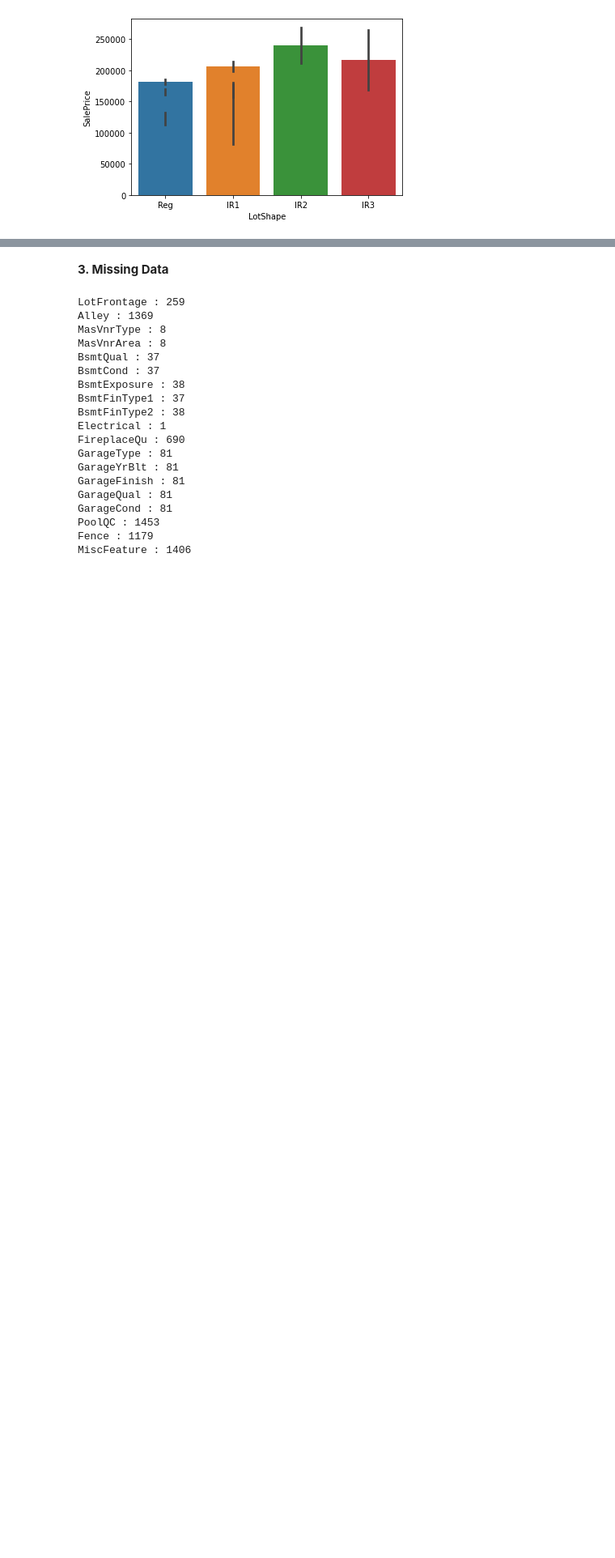
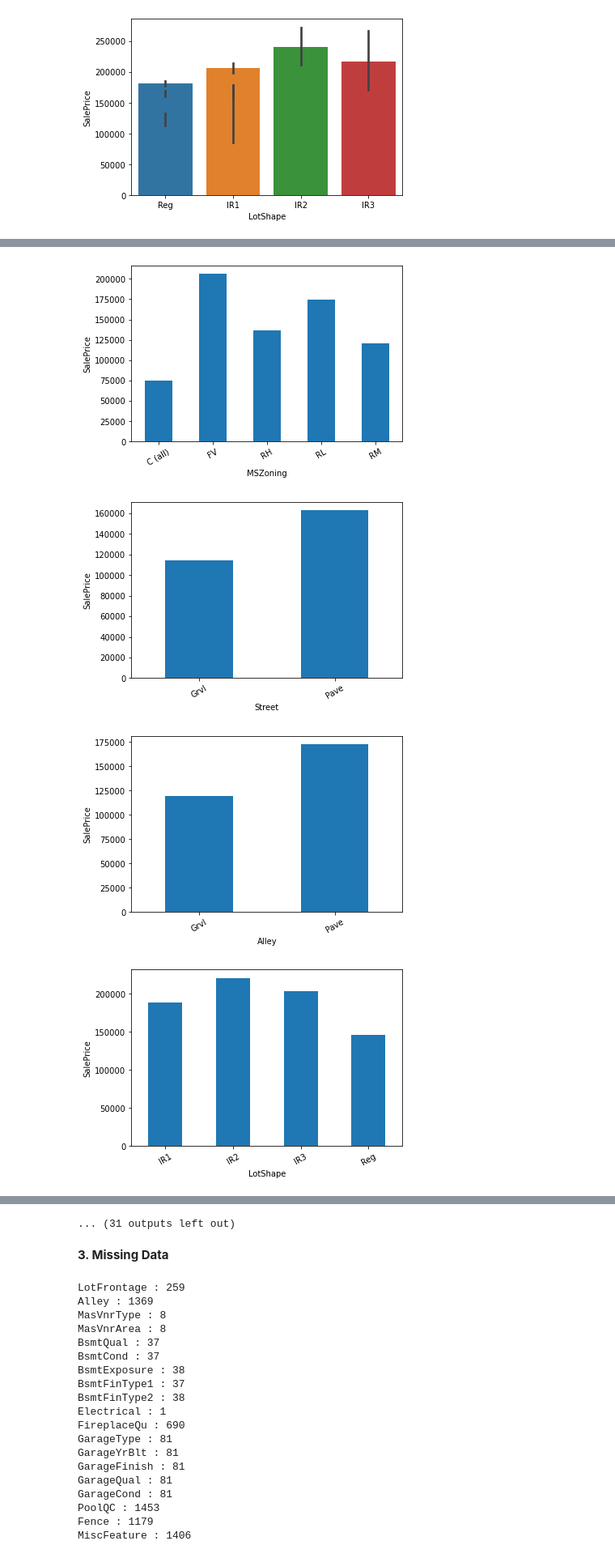
Before and after one commit to doanht688/House-Price-Prediction-ML, a Jupyter notebook: G2-Project Proposal.ipynb, the cells around one changed output, grey strips where cells are left out. Shown: that part at 81% size. Drawn from its saved outputs; the diff is of its cells as text; code cells hidden in the pictures; blank space fills up the shorter version.

Commit message:
plot for categorical features

```diff
--- a/G2-Project Proposal.ipynb
+++ b/G2-Project Proposal.ipynb
@@ -374,0 +377,3 @@ for var in cat_vars:
+# %%
+df_categorical = [feature for feature in df.columns if df[feature].dtypes=='O']
+df_categorical
@@ -374,0 +408,14 @@ for var in cat_vars:
+# %%
+# Plot to show how the median "SalePrice" values vary across different categorical features
+for feature in df_categorical:
+    df = df.copy()
+    df.groupby(feature)['SalePrice'].median().plot.bar()
+    plt.xlabel(feature)
+    plt.ylabel('SalePrice')
+    plt.xticks(rotation = 30)
+    plt.show()
+# %% [output]
+[figure, added]
+[figure, added]
+[figure, added]
+[figure, added]
@@ -375,3 +430,4 @@ for var in cat_vars:
+... (31 outputs left out)
 # %% [markdown]
 **3. Missing Data**
 # %%
```
Also changed, not shown: parts of 4 cells of this notebook.
